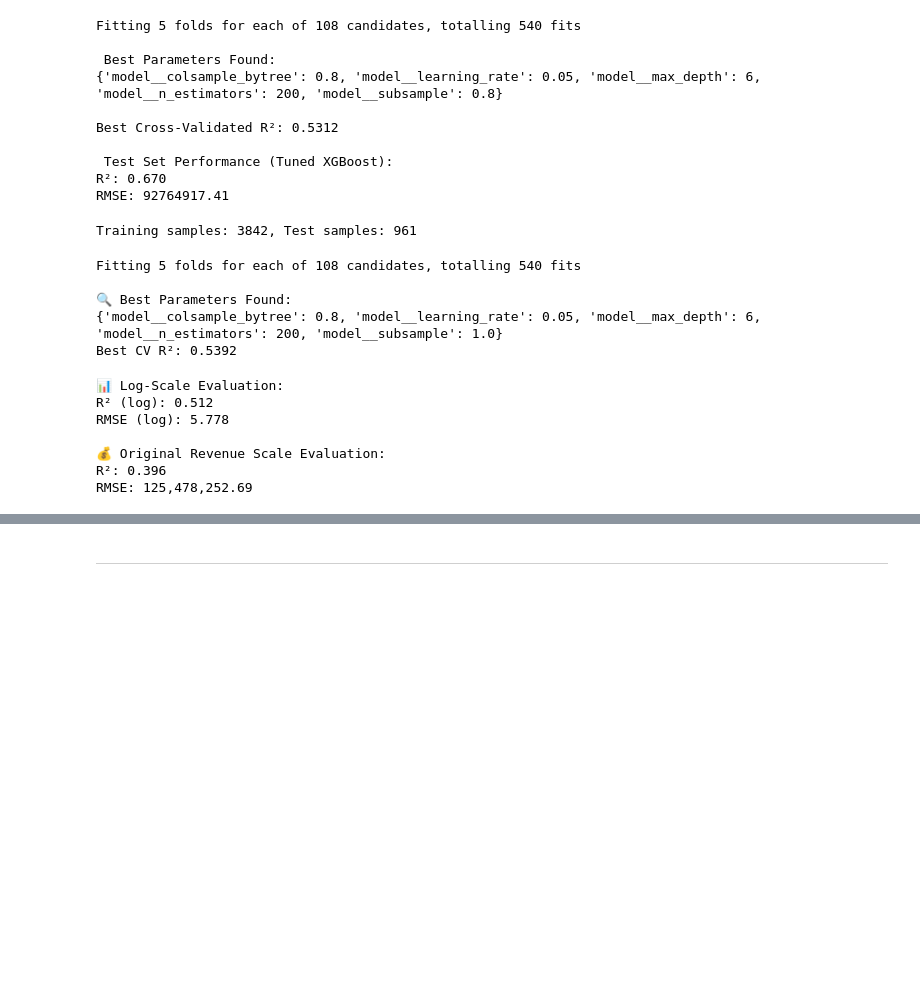
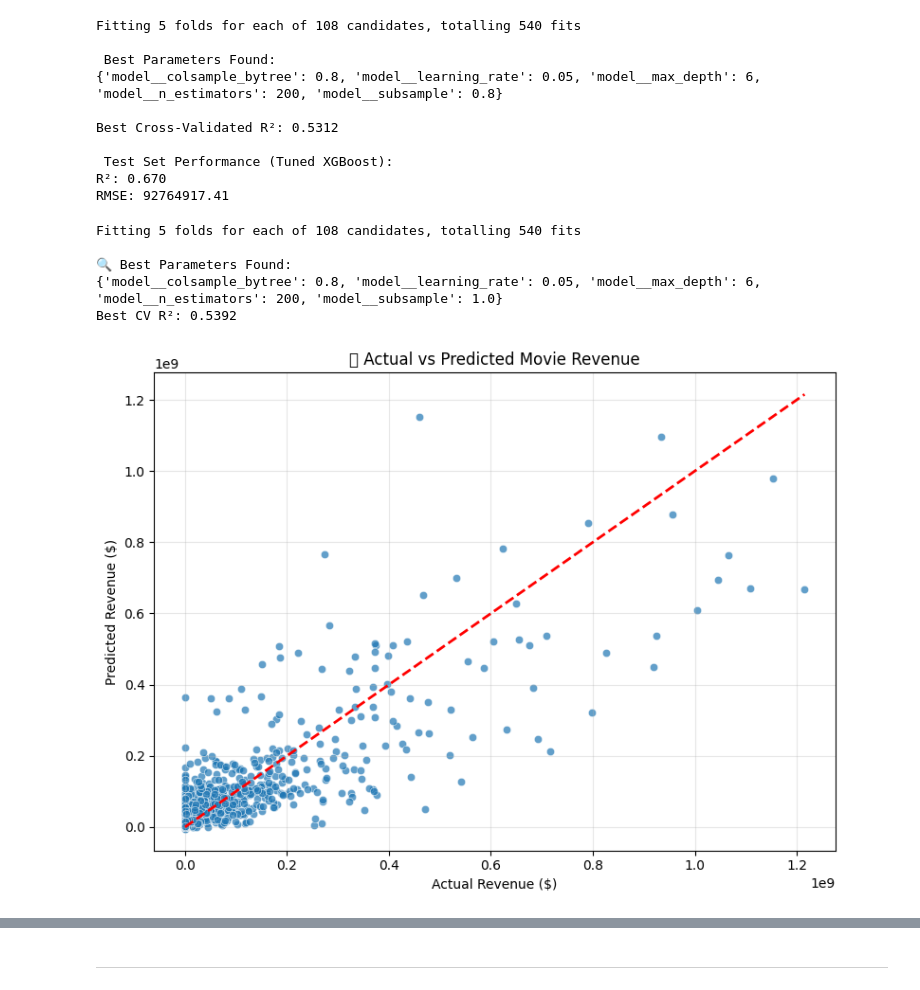
Before and after one commit to JayneLawley/Team1_TMDb_Hackathon_2, a Jupyter notebook: jupyter_notebooks/HM_Model.ipynb, the cells around one changed output, grey strips where cells are left out. Drawn from its saved outputs; the diff is of its cells as text; code cells hidden in the pictures; blank space fills up the shorter version.

Commit message:
Add Visualisations

```diff
--- a/jupyter_notebooks/HM_Model.ipynb
+++ b/jupyter_notebooks/HM_Model.ipynb
@@ -225,22 +319,3 @@ Best Cross-Validated R²: 0.5312
  Test Set Performance (Tuned XGBoost):
 R²: 0.670
 RMSE: 92764917.41
-# %%
-df = pd.read_csv("Data/PROCESSED/movies_ready_for_EDA.csv")
-
-# Now using Log_budget instead of Budget and Log_revenue instead of Revenue
-features = ['Log_budget', 'Genres', 'Language_full',
-            'Primary_production_country', 'Primary_production_company', 'Runtime']
-target = 'Log_revenue'
-
-X = df[features]
-y = df[target]
-
-# Train-test split
-X_train, X_test, y_train, y_test = train_test_split(
-    X, y, test_size=0.2, random_state=42
-)
-
-print(f"Training samples: {len(X_train)}, Test samples: {len(X_test)}")
-# %% [output]
-Training samples: 3842, Test samples: 961
@@ -301,34 +358,26 @@ Fitting 5 folds for each of 108 candidates, totalling 540 fits
 🔍 Best Parameters Found:
 {'model__colsample_bytree': 0.8, 'model__learning_rate': 0.05, 'model__max_depth': 6, 'model__n_estimators': 200, 'model__subsample': 1.0}
 Best CV R²: 0.5392
-# %%
-
-best_model = grid_search.best_estimator_
-y_pred_log = best_model.predict(X_test)
-
-#Metrics in log scale
-r2_log = r2_score(y_test, y_pred_log)
-rmse_log = np.sqrt(mean_squared_error(y_test, y_pred_log))
-
-print("\n📊 Log-Scale Evaluation:")
-print(f"R² (log): {r2_log:.3f}")
-print(f"RMSE (log): {rmse_log:.3f}")
-
-# Convert back to original scale
-y_test_exp = np.expm1(y_test)
-y_pred_exp = np.expm1(y_pred_log)
-
-r2_real = r2_score(y_test_exp, y_pred_exp)
-rmse_real = np.sqrt(mean_squared_error(y_test_exp, y_pred_exp))
-
-print("\n💰 Original Revenue Scale Evaluation:")
-print(f"R²: {r2_real:.3f}")
-print(f"RMSE: {rmse_real:,.2f}")
-# %% [output]
-📊 Log-Scale Evaluation:
-R² (log): 0.512
-RMSE (log): 5.778
-
-💰 Original Revenue Scale Evaluation:
-R²: 0.396
-RMSE: 125,478,252.69
+# %%
+import matplotlib.pyplot as plt
+import seaborn as sns
+
+# Create a DataFrame for plotting
+results_df = pd.DataFrame({
+    'Actual Revenue': y_test,
+    'Predicted Revenue': y_pred
+})
+
+plt.figure(figsize=(8,6))
+sns.scatterplot(x='Actual Revenue', y='Predicted Revenue', data=results_df, alpha=0.7)
+plt.plot([results_df['Actual Revenue'].min(), results_df['Actual Revenue'].max()],
+         [results_df['Actual Revenue'].min(), results_df['Actual Revenue'].max()],
+         color='red', lw=2, linestyle='--')
+plt.title('🎬 Actual vs Predicted Movie Revenue')
+plt.xlabel('Actual Revenue ($)')
+plt.ylabel('Predicted Revenue ($)')
+plt.grid(True, alpha=0.3)
+plt.tight_layout()
+plt.show()
+# %% [output]
+[figure, added]
```
Also changed, not shown: parts of 10 cells of this notebook.
